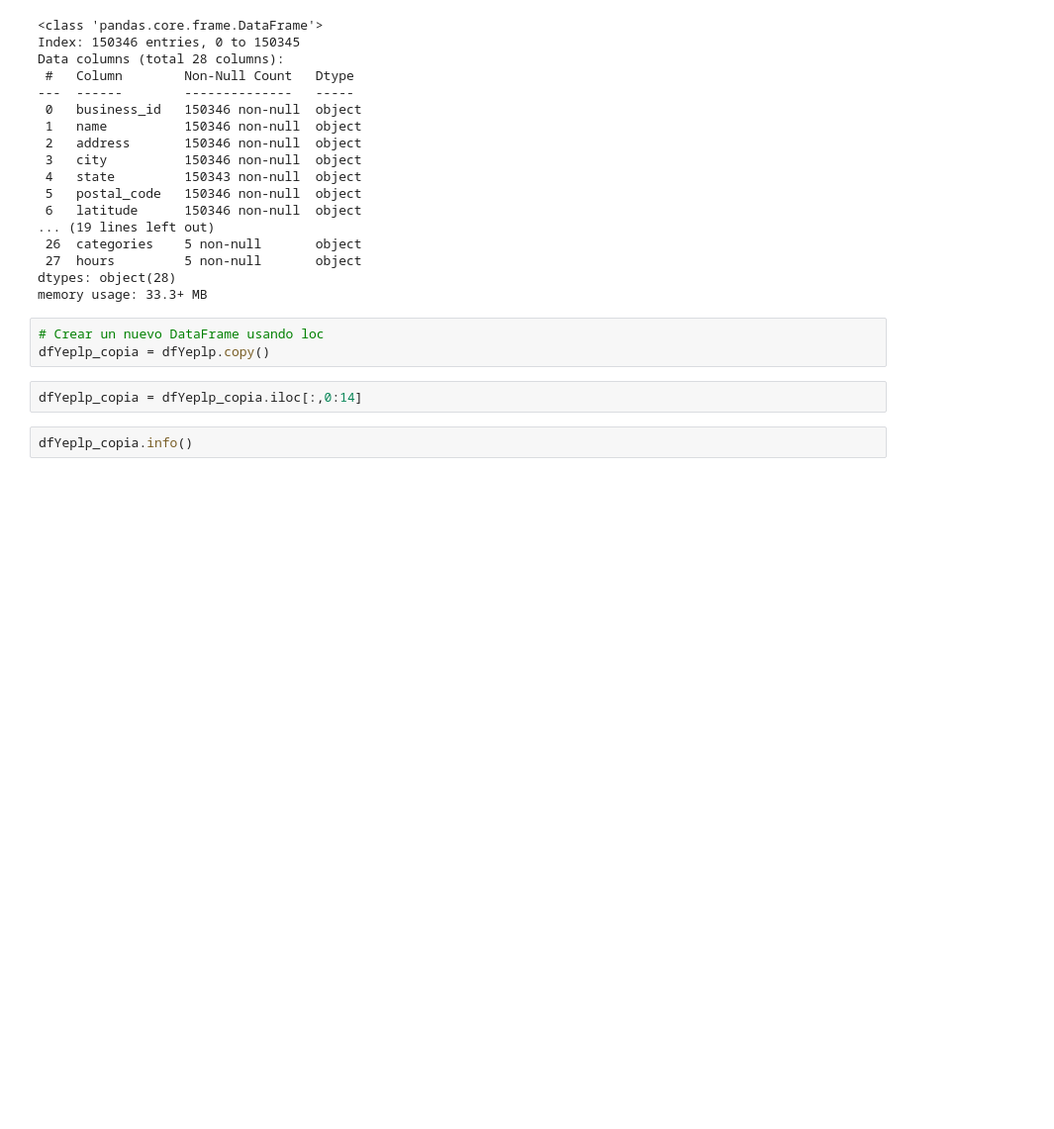
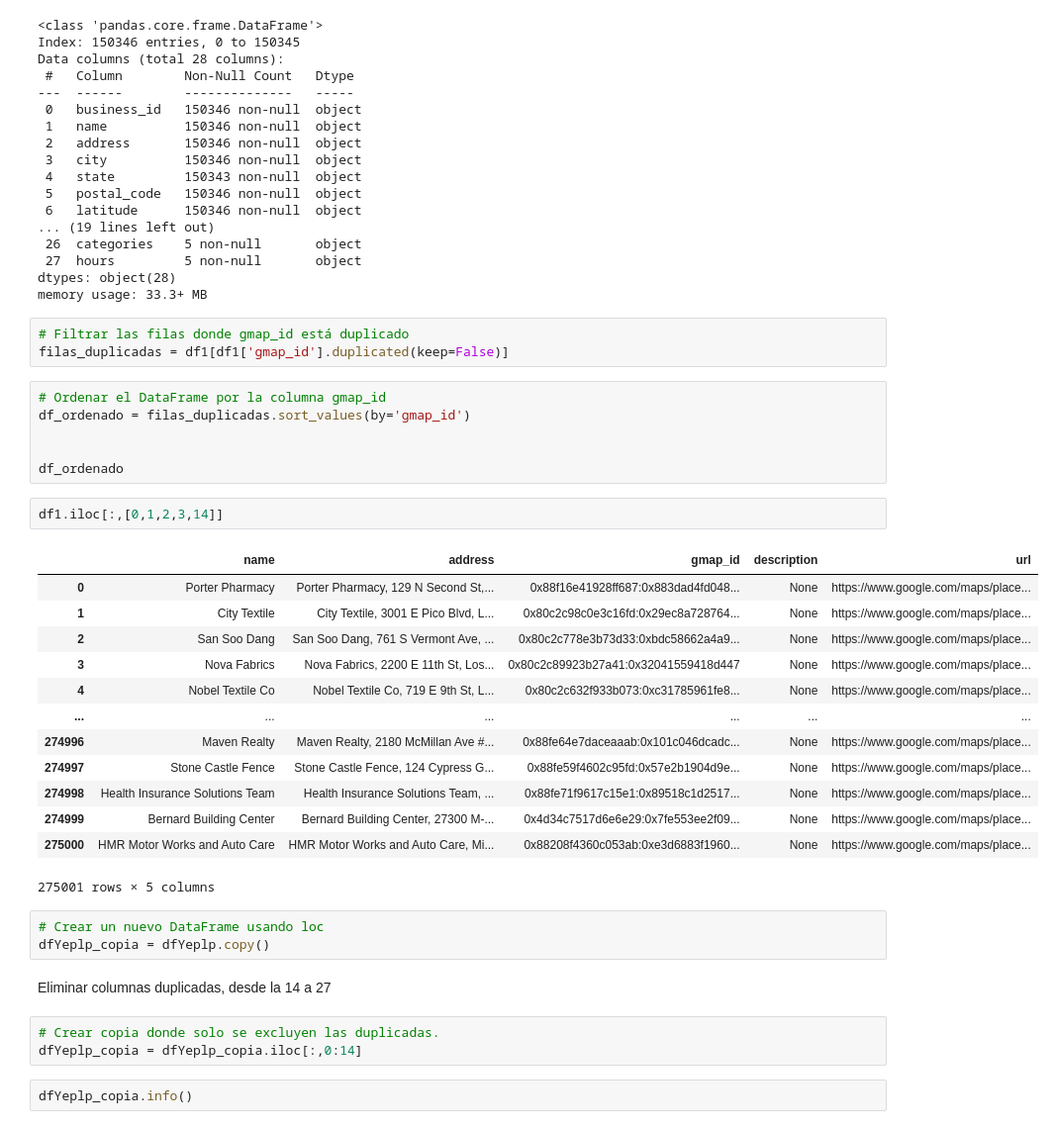
Before and after one commit to moralespbl/ProyectoFinal, a Jupyter notebook: EDA.ipynb, the cells around one changed output. Shown at 99% size. Saved outputs shown, nothing was run; the diff lists cells and outputs as text; blank space fills up the shorter version.

Commit message:
actulizar analsis preeliminar de datos de google maps

```diff
--- a/EDA.ipynb
+++ b/EDA.ipynb
@@ -262,11 +323,39 @@ Data columns (total 28 columns):
  27  hours         5 non-null       object
 dtypes: object(28)
 memory usage: 33.3+ MB
+# %%
+# Filtrar las filas donde gmap_id está duplicado
+filas_duplicadas = df1[df1['gmap_id'].duplicated(keep=False)]
+# %%
+# Ordenar el DataFrame por la columna gmap_id
+df_ordenado = filas_duplicadas.sort_values(by='gmap_id')
+
+
+df_ordenado
+# %%
+df1.iloc[:,[0,1,2,3,14]]
+# %% [output]
+|  | name | address | gmap_id | description | url |
+| 0 | Porter Pharmacy | Porter Pharmacy, 129 N Second St,... | 0x88f16e41928ff687:0x883dad4fd048... | None | https://www.google.com/maps/place... |
+| 1 | City Textile | City Textile, 3001 E Pico Blvd, L... | 0x80c2c98c0e3c16fd:0x29ec8a728764... | None | https://www.google.com/maps/place... |
+| 2 | San Soo Dang | San Soo Dang, 761 S Vermont Ave, ... | 0x80c2c778e3b73d33:0xbdc58662a4a9... | None | https://www.google.com/maps/place... |
+| 3 | Nova Fabrics | Nova Fabrics, 2200 E 11th St, Los... | 0x80c2c89923b27a41:0x32041559418d447 | None | https://www.google.com/maps/place... |
+| 4 | Nobel Textile Co | Nobel Textile Co, 719 E 9th St, L... | 0x80c2c632f933b073:0xc31785961fe8... | None | https://www.google.com/maps/place... |
+| ... | ... | ... | ... | ... | ... |
+| 274996 | Maven Realty | Maven Realty, 2180 McMillan Ave #... | 0x88fe64e7daceaaab:0x101c046dcadc... | None | https://www.google.com/maps/place... |
+| 274997 | Stone Castle Fence | Stone Castle Fence, 124 Cypress G... | 0x88fe59f4602c95fd:0x57e2b1904d9e... | None | https://www.google.com/maps/place... |
+| 274998 | Health Insurance Solutions Team | Health Insurance Solutions Team, ... | 0x88fe71f9617c15e1:0x89518c1d2517... | None | https://www.google.com/maps/place... |
+| 274999 | Bernard Building Center | Bernard Building Center, 27300 M-... | 0x4d34c7517d6e6e29:0x7fe553ee2f09... | None | https://www.google.com/maps/place... |
+| 275000 | HMR Motor Works and Auto Care | HMR Motor Works and Auto Care, Mi... | 0x88208f4360c053ab:0xe3d6883f1960... | None | https://www.google.com/maps/place... |
+275001 rows × 5 columns
 # %%
 # Crear un nuevo DataFrame usando loc
 dfYeplp_copia = dfYeplp.copy()
-# %%
-dfYeplp_copia = dfYeplp_copia.iloc[:,0:14]
+# %% [markdown]
+Eliminar columnas duplicadas, desde la 14 a 27
+# %%
+# Crear copia donde solo se excluyen las duplicadas.
+dfYeplp_copia = dfYeplp_copia.iloc[:,0:14]
 # %%
 dfYeplp_copia.info()
 # %% [output]
```
Also changed, not shown: parts of 13 cells of this notebook.
